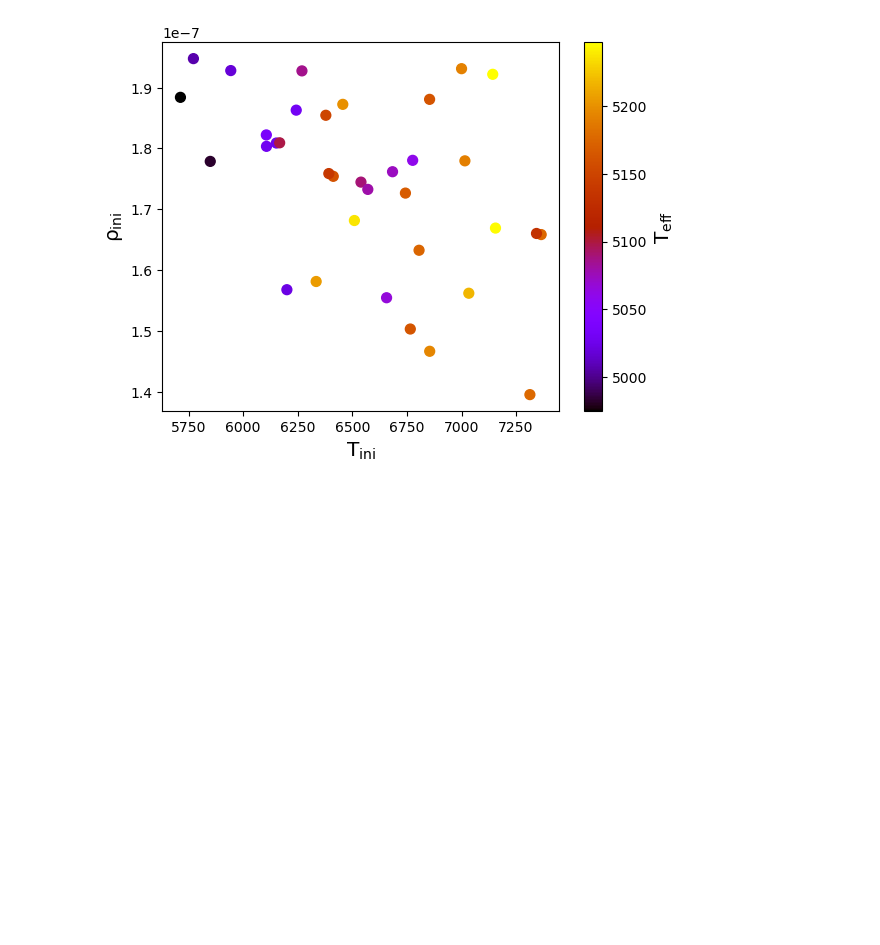
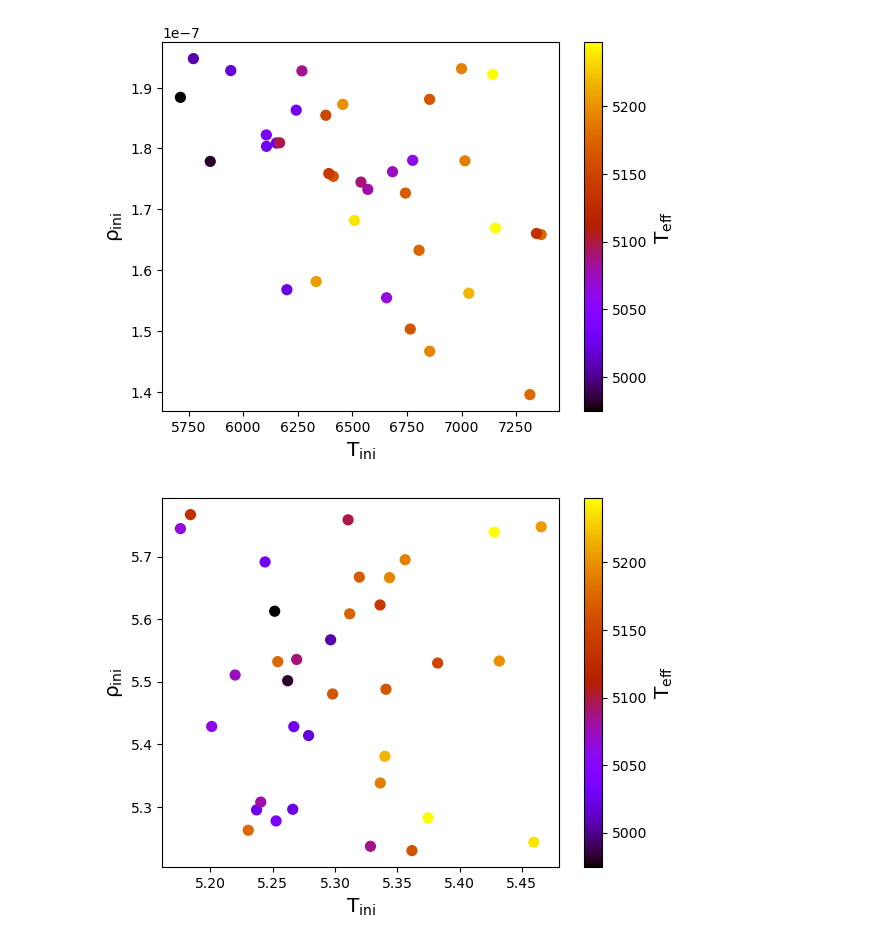
Before and after one commit to pe1995/MUST.jl, a Jupyter notebook: examples/running_dispatch/Valid_T_rho_comb.ipynb, the cells around one changed output. Drawn from its saved outputs; the diff is of its cells as text; code cells hidden in the pictures; blank space fills up the shorter version.

```diff
--- a/examples/running_dispatch/Valid_T_rho_comb.ipynb
+++ b/examples/running_dispatch/Valid_T_rho_comb.ipynb
@@ -12,7 +13,7 @@ MUST.@import_dispatch "../../../dispatch2"
   Activating environment at `/cobra/ptmp/peitner/model_grid/MUST.jl/examples/running_dispatch/Project.toml`
 PyObject <module 'dispatch' from '/cobra/ptmp/peitner/model_grid/dispatch2/utilities/python/dispatch/__init__.py'>
 # %%
-results = DataFrame(CSV.File("summary.csv"));
+results = DataFrame(CSV.File("summary_initital_run.csv"));
 # %%
 t, rho, ee0, ee_min, successP1, successP2 = eachcol(results[:,[:tt_K, :d_cgs, :ee0, :ee_min, :phase1_success, :phase2_success]]);
 # %% [markdown]
@@ -99,7 +100,7 @@ plt.ylim(4500,5750)
 [figure]
 (4500.0, 5750.0)
 # %%
-teff_t = []
+teff_t = Float64[]
 for t in teff
     try
         isnothing(t) ? append!(teff_t, [NaN]) : append!(teff_t, [mean(t[end-20:end,2])])
@@ -108,7 +109,7 @@ for t in teff
     end
 end
 # %%
-t_success, rho_success = eachcol(results[results.phase2_success .== true, [:tt_K, :d_cgs]]);
+t_success, rho_success, ee0_success, ee_min_success = eachcol(results[results.phase2_success .== true, [:tt_K, :d_cgs, :ee0, :ee_min]]);
 # %%
 im = plt.scatter(t_success, rho_success, c=teff_t, cmap="gnuplot", s=50)
 cbar = plt.colorbar(im)
@@ -117,3 +118,11 @@ plt.ylabel(L"\rm \rho_{ini}", fontsize="x-large")
 cbar.set_label(L"\rm T_{eff}", fontsize="x-large")
 # %% [output]
 [figure]
+# %%
+im = plt.scatter(ee0_success, ee_min_success, c=teff_t, cmap="gnuplot", s=50)
+cbar = plt.colorbar(im)
+plt.xlabel(L"\rm T_{ini}", fontsize="x-large")
+plt.ylabel(L"\rm \rho_{ini}", fontsize="x-large")
+cbar.set_label(L"\rm T_{eff}", fontsize="x-large")
+# %% [output]
+[figure, added]
```
Also changed, not shown: parts of 10 cells of this notebook, 1 other file.
